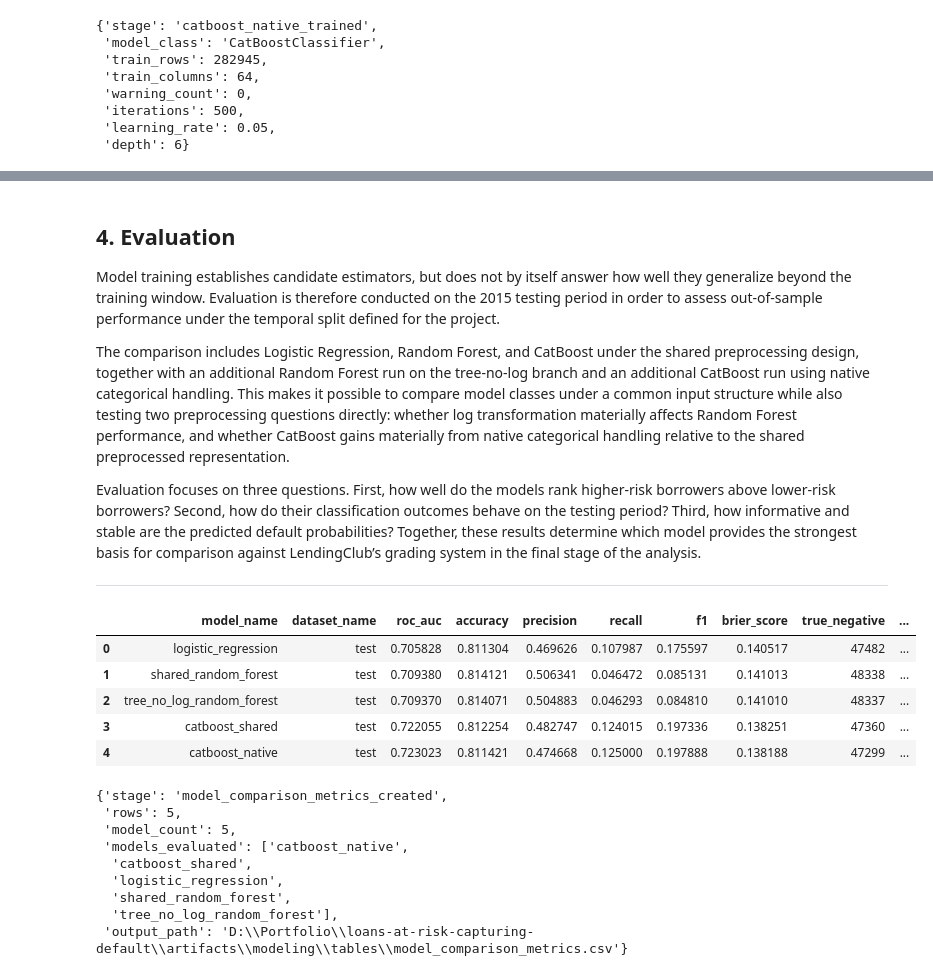
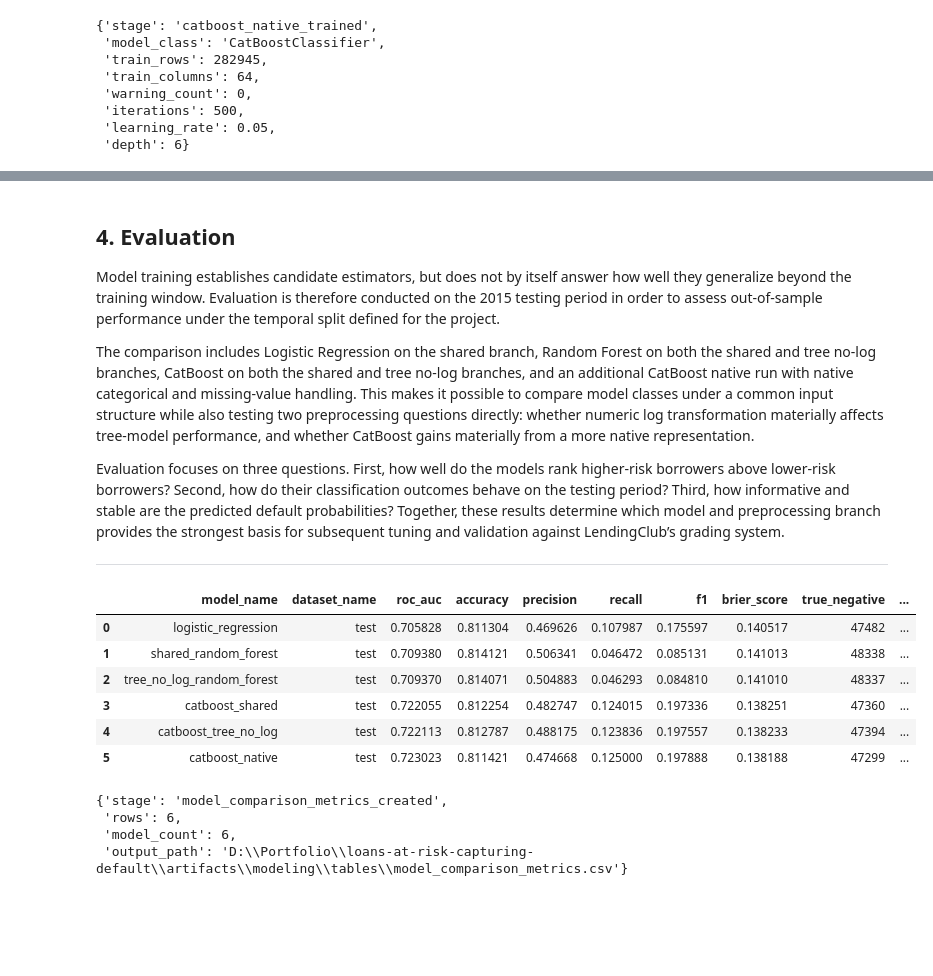
Before and after one commit to Mister-Sippi/loans-at-risk-capturing-default, a Jupyter notebook: notebooks/03_modeling.ipynb, the cells around one changed output, grey strips where cells are left out. Saved outputs shown, nothing was run; the diff lists cells and outputs as text; code cells hidden in the pictures; blank space fills up the shorter version.

Commit message:
Finished notebook 3 Modeling

```diff
--- a/notebooks/03_modeling.ipynb
+++ b/notebooks/03_modeling.ipynb
@@ -1444,7 +1453,7 @@ X_shared_model_train_logistic, X_shared_model_test_logistic, logistic_scaler = t
 # Train logistic regression model after scaling inputs
 # --------------------------------------------------------
 
-logistic_regression_model, logistic_regression_training_metadata = tm.train_logistic_regression(
+logistic_regression_model, logistic_regression_train_metadata = tm.train_logistic_regression(
     X_train=X_shared_model_train_logistic,
     y_train=y_shared_model_train,
     log=PROJECT_LOG_FILE,
@@ -1458,7 +1467,7 @@ with pd.option_context("display.max_colwidth", None):
     display(
         pd.DataFrame(
             {
-                "warning_message": logistic_regression_training_metadata["warning_messages"]
+                "warning_message": logistic_regression_train_metadata["warning_messages"]
             }
         )
     )
@@ -1470,8 +1479,8 @@ with pd.option_context("display.max_colwidth", None):
     "model_class": type(logistic_regression_model).__name__,
     "train_rows": int(X_shared_model_train_logistic.shape[0]),
     "train_columns": int(X_shared_model_train_logistic.shape[1]),
-    "warning_count": logistic_regression_training_metadata["warning_count"],
-    "convergence_warning_count": logistic_regression_training_metadata["convergence_warning_count"],
+    "warning_count": logistic_regression_train_metadata["warning_count"],
+    "convergence_warning_count": logistic_regression_train_metadata["convergence_warning_count"],
 }
 # %% [output]
 |  | warning_message |
@@ -1628,7 +1683,7 @@ with pd.option_context("display.max_colwidth", None):
 # Train CatBoost model with native categorical handling
 # --------------------------------------------------------
 
-catboost_native_model, catboost_native_training_metadata = tm.train_catboost(
+catboost_native_model, catboost_native_train_metadata = tm.train_catboost(
     X_train=X_catboost_native_train,
     y_train=y_catboost_native_train,
     categorical_feature_names=catboost_native_categorical_features,
@@ -1646,7 +1701,7 @@ catboost_native_model, catboost_native_training_metadata = tm.train_catboost(
 with pd.option_context("display.max_colwidth", None):
     display(
         pd.DataFrame(
-            {"warning_message": catboost_native_training_metadata["warning_messages"]}
+            {"warning_message": catboost_native_train_metadata["warning_messages"]}
         )
     )
 
@@ -1655,10 +1710,10 @@ with pd.option_context("display.max_colwidth", None):
     "model_class": type(catboost_native_model).__name__,
     "train_rows": int(X_catboost_native_train.shape[0]),
     "train_columns": int(X_catboost_native_train.shape[1]),
-    "warning_count": catboost_native_training_metadata["warning_count"],
-    "iterations": catboost_native_training_metadata["iterations"],
-    "learning_rate": catboost_native_training_metadata["learning_rate"],
-    "depth": catboost_native_training_metadata["depth"],
+    "warning_count": catboost_native_train_metadata["warning_count"],
+    "iterations": catboost_native_train_metadata["model_params"]["iterations"],
+    "learning_rate": catboost_native_train_metadata["model_params"]["learning_rate"],
+    "depth": catboost_native_train_metadata["model_params"]["depth"],
 }
 # %% [output]
 |  | warning_message |
@@ -1687,9 +1742,9 @@ With model training complete, the next step is to evaluate out-of-sample perform
 
 Model training establishes candidate estimators, but does not by itself answer how well they generalize beyond the training window. Evaluation is therefore conducted on the 2015 testing period in order to assess out-of-sample performance under the temporal split defined for the project.
 
-The comparison includes Logistic Regression, Random Forest, and CatBoost under the shared preprocessing design, together with an additional Random Forest run on the tree-no-log branch and an additional CatBoost run using native categorical handling. This makes it possible to compare model classes under a common input structure while also testing two preprocessing questions directly: whether log transformation materially affects Random Forest performance, and whether CatBoost gains materially from native categorical handling relative to the shared preprocessed representation.
+The comparison includes Logistic Regression on the shared branch, Random Forest on both the shared and tree no-log branches, CatBoost on both the shared and tree no-log branches, and an additional CatBoost native run with native categorical and missing-value handling. This makes it possible to compare model classes under a common input structure while also testing two preprocessing questions directly: whether numeric log transformation materially affects tree-model performance, and whether CatBoost gains materially from a more native representation.
 
-Evaluation focuses on three questions. First, how well do the models rank higher-risk borrowers above lower-risk borrowers? Second, how do their classification outcomes behave on the testing period? Third, how informative and stable are the predicted default probabilities? Together, these results determine which model provides the strongest basis for comparison against LendingClub’s grading system in the final stage of the analysis.
+Evaluation focuses on three questions. First, how well do the models rank higher-risk borrowers above lower-risk borrowers? Second, how do their classification outcomes behave on the testing period? Third, how informative and stable are the predicted default probabilities? Together, these results determine which model and preprocessing branch provides the strongest basis for subsequent tuning and validation against LendingClub’s grading system.
 
 ---
 # %%
@@ -1736,7 +1791,7 @@ shared_random_forest_test_metrics_df = em.build_classification_metrics_table(
 )
 
 # --------------------------------------------------------
-# Statistical Evaluation Random Forest Tree_No_Log Model
+# Statistical Evaluation Random Forest Tree-No-Log Model
 # --------------------------------------------------------
 
 tree_no_log_random_forest_test_predictions_df = em.generate_model_predictions(
@@ -1778,6 +1833,27 @@ catboost_shared_test_metrics_df = em.build_classification_metrics_table(
 )
 
 # --------------------------------------------------------
+# Statistical Evaluation CatBoost Tree-No-Log Model
+# --------------------------------------------------------
+
+catboost_tree_no_log_test_predictions_df = em.generate_model_predictions(
+    model=catboost_tree_no_log_model,
+    X_data=X_tree_no_log_test,
+    dataset_name="test",
+    model_name="catboost_tree_no_log",
+    log=PROJECT_LOG_FILE,
+    threshold=0.5,
+)
+
+catboost_tree_no_log_test_metrics_df = em.build_classification_metrics_table(
+    y_true=y_tree_no_log_test,
+    prediction_dataframe=catboost_tree_no_log_test_predictions_df,
+    model_name="catboost_tree_no_log",
+    dataset_name="test",
+    log=PROJECT_LOG_FILE,
+)
+
+# --------------------------------------------------------
 # Statistical Evaluation CatBoost Native Model
 # --------------------------------------------------------
 
@@ -1805,41 +1881,37 @@ catboost_native_test_metrics_df = em.build_classification_metrics_table(
 model_comparison_metrics_df = em.combine_metrics_tables(
     metrics_tables=[
         logistic_regression_test_metrics_df,
         shared_random_forest_test_metrics_df,
         tree_no_log_random_forest_test_metrics_df,
         catboost_shared_test_metrics_df,
+        catboost_tree_no_log_test_metrics_df,
         catboost_native_test_metrics_df,
     ],
     log=PROJECT_LOG_FILE,
 )
 
 display(model_comparison_metrics_df)
 
 model_comparison_metrics_file = modeling_tables_dir / "model_comparison_metrics.csv"
 model_comparison_metrics_df.to_csv(model_comparison_metrics_file, index=False)
 
 log(f"[evaluation][model_comparison_metrics] table_file={model_comparison_metrics_file}")
 
 {
     "stage": "model_comparison_metrics_created",
     "rows": int(model_comparison_metrics_df.shape[0]),
     "model_count": int(model_comparison_metrics_df["model_name"].nunique()),
-    "models_evaluated": sorted(model_comparison_metrics_df["model_name"].unique().tolist()),
     "output_path": str(model_comparison_metrics_file),
 }
 # %% [output]
 |  | model_name | dataset_name | roc_auc | accuracy | precision | recall | f1 | brier_score | true_negative | ... |
 | 0 | logistic_regression | test | 0.705828 | 0.811304 | 0.469626 | 0.107987 | 0.175597 | 0.140517 | 47482 | ... |
 | 1 | shared_random_forest | test | 0.709380 | 0.814121 | 0.506341 | 0.046472 | 0.085131 | 0.141013 | 48338 | ... |
 | 2 | tree_no_log_random_forest | test | 0.709370 | 0.814071 | 0.504883 | 0.046293 | 0.084810 | 0.141010 | 48337 | ... |
 | 3 | catboost_shared | test | 0.722055 | 0.812254 | 0.482747 | 0.124015 | 0.197336 | 0.138251 | 47360 | ... |
-| 4 | catboost_native | test | 0.723023 | 0.811421 | 0.474668 | 0.125000 | 0.197888 | 0.138188 | 47299 | ... |
+| 4 | catboost_tree_no_log | test | 0.722113 | 0.812787 | 0.488175 | 0.123836 | 0.197557 | 0.138233 | 47394 | ... |
+| 5 | catboost_native | test | 0.723023 | 0.811421 | 0.474668 | 0.125000 | 0.197888 | 0.138188 | 47299 | ... |
 {'stage': 'model_comparison_metrics_created',
- 'rows': 5,
- 'model_count': 5,
- 'models_evaluated': ['catboost_native',
-  'catboost_shared',
-  'logistic_regression',
-  'shared_random_forest',
-  'tree_no_log_random_forest'],
+ 'rows': 6,
+ 'model_count': 6,
  'output_path': 'D:\\Portfolio\\loans-at-risk-capturing-default\\artifacts\\modeling\\tables\\model_comparison_metrics.csv'}
```
Also changed, not shown: parts of 58 cells of this notebook, 20 other files.
